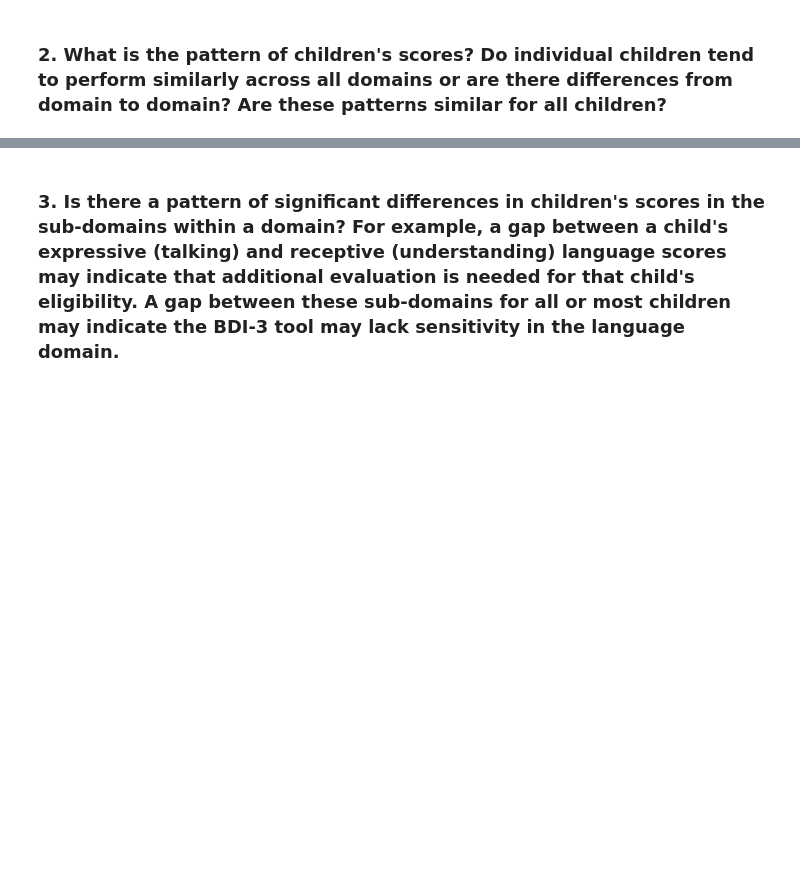
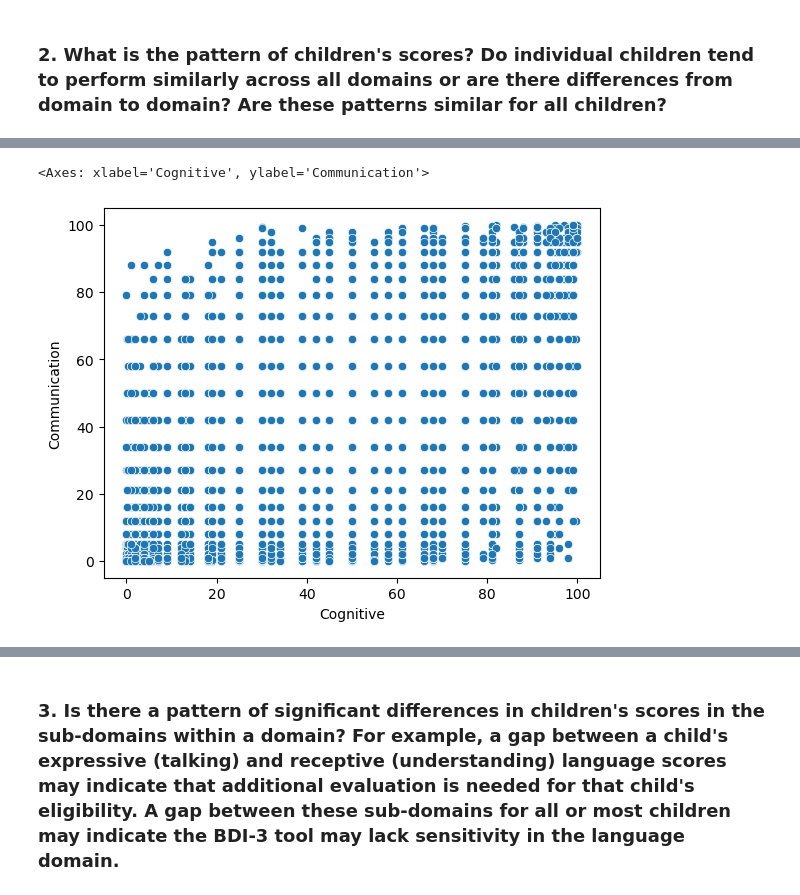
Before and after one commit to NSS-Data-Analytics-Cohort-17/partner-project-japan, a Jupyter notebook: mbutera_eda.ipynb, the cells around one changed output, grey strips where cells are left out. Cells and saved outputs as stored; diff of their text form; code cells hidden in the pictures; blank space fills up the shorter version.

```diff
--- a/mbutera_eda.ipynb
+++ b/mbutera_eda.ipynb
@@ -237,0 +171,5 @@ domPR_df
+# %%
+domPR_df['scoring_group'] = pd.qcut(
+    domPR_df['BDI-3 Total'],
+    4,
+    labels=['Bottom','Lower-Middle','Upper-Middle','Top'])
@@ -237,0 +197,5 @@ domPR_df
+# %%
+sns.scatterplot(domPR_df, x='Cognitive', y='Communication')
+# %% [output]
+<Axes: xlabel='Cognitive', ylabel='Communication'>
+[figure, added]
```
Also changed, not shown: parts of 63 cells of this notebook, 1 other file.
